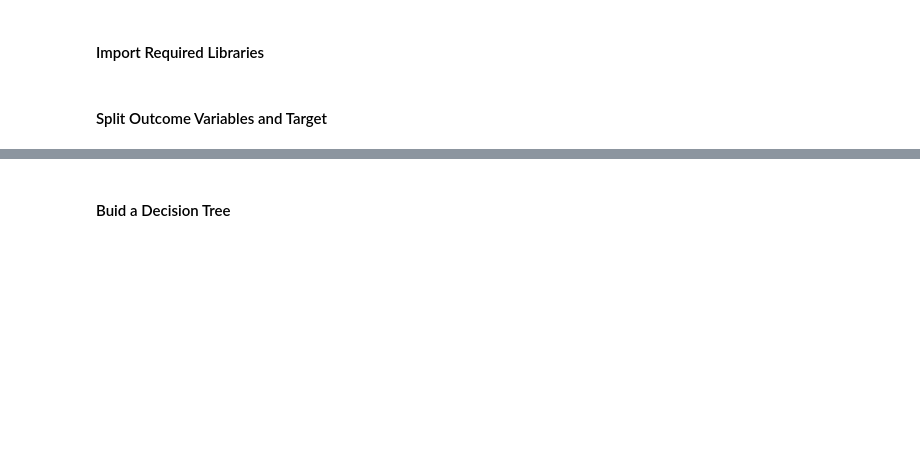
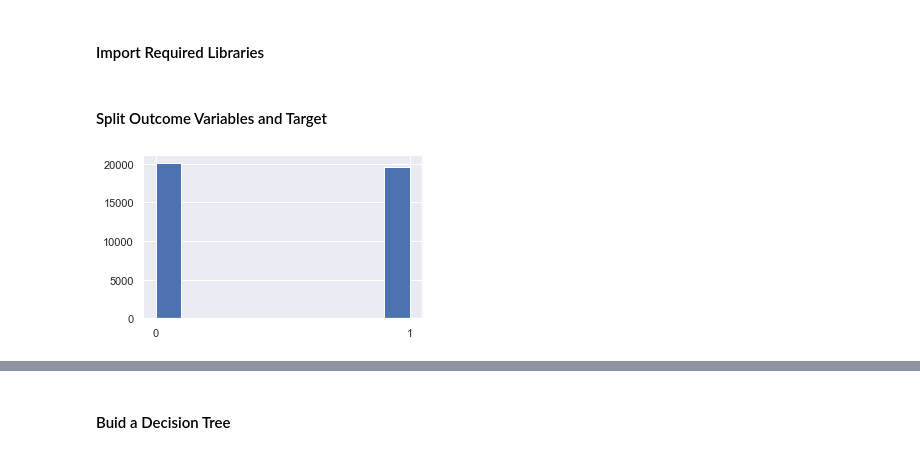
Before and after one commit to jammy-bot/article-shares-prediction, a Jupyter notebook: explore-and-re-model.ipynb, the cells around one changed output, grey strips where cells are left out. Saved outputs shown, nothing was run; the diff lists cells and outputs as text; code cells hidden in the pictures; blank space fills up the shorter version.

```diff
--- a/explore-and-re-model.ipynb
+++ b/explore-and-re-model.ipynb
@@ -104,3 +105,8 @@ X_train, X_test, y_train, y_test = train_test_split(X,
                                                     test_size = 0.25,
                                                     random_state = 0
                                                    )
+# %%
+plt.figure(figsize=(5, 3))
+plt.show(plt.hist(y))
+# %% [output]
+[figure, added]
```
Also changed, not shown: parts of 31 cells of this notebook, 3 other files.
